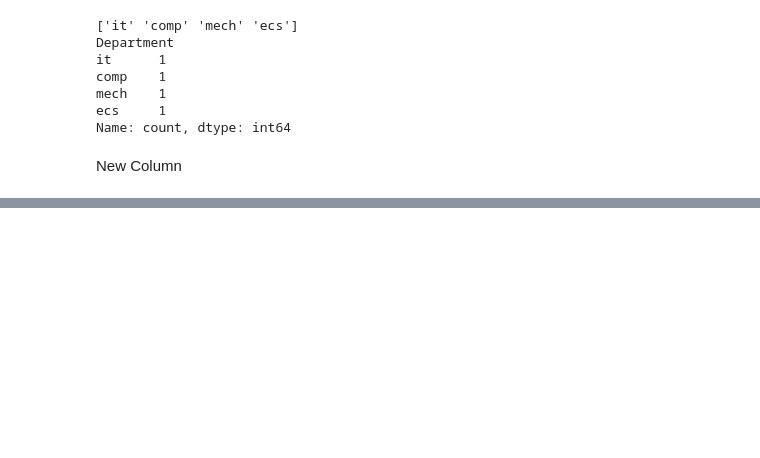
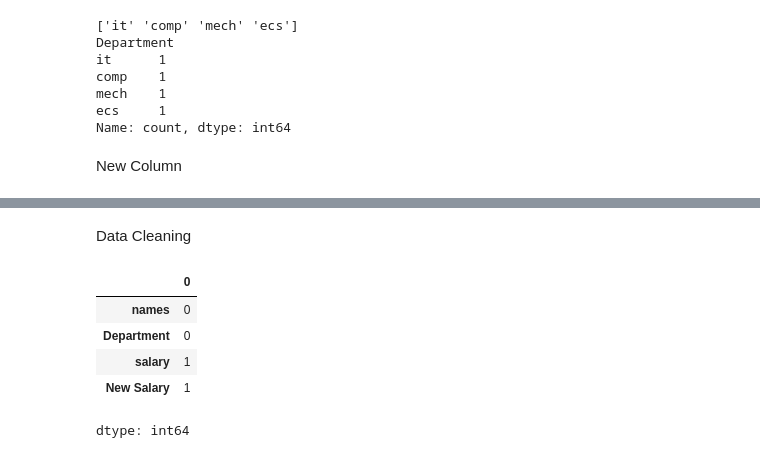
Before and after one commit to pranavkerkar31/AI-ML, a Jupyter notebook: pandas2.ipynb, the cells around one changed output, grey strips where cells are left out. Drawn from its saved outputs; the diff is of its cells as text; code cells hidden in the pictures; blank space fills up the shorter version.

```diff
--- a/pandas2.ipynb
+++ b/pandas2.ipynb
@@ -144,0 +142,11 @@ df
+# %% [markdown]
+Data Cleaning
+# %%
+df.isnull().sum()
+# %% [output]
+|  | 0 |
+| names | 0 |
+| Department | 0 |
+| salary | 1 |
+| New Salary | 1 |
+dtype: int64
```
Also changed, not shown: parts of 15 cells of this notebook.
